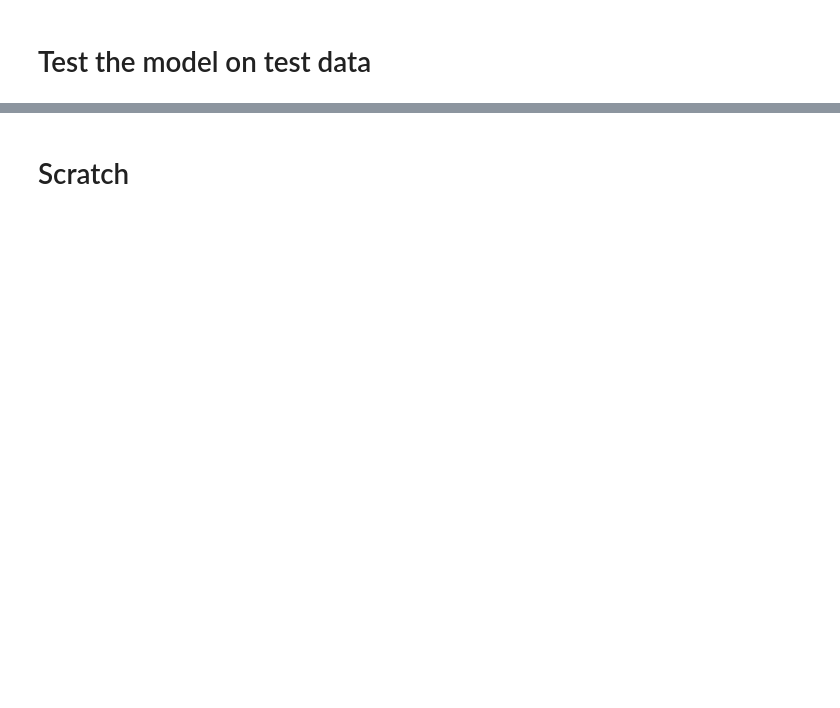
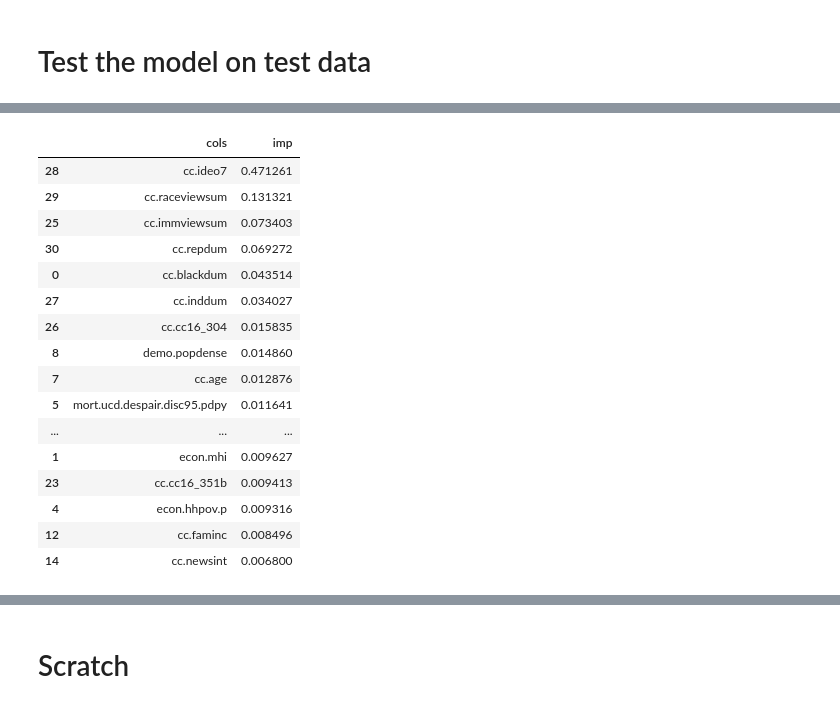
Before and after one commit to kperkins411/VoterAnalysis, a Jupyter notebook: VA_RandomForest.ipynb, the cells around one changed output, grey strips where cells are left out. Saved outputs shown, nothing was run; the diff lists cells and outputs as text; code cells hidden in the pictures; blank space fills up the shorter version.

```diff
--- a/VA_RandomForest.ipynb
+++ b/VA_RandomForest.ipynb
@@ -219,0 +192,21 @@ This model is 92% accurate with no data tweaks
+# %%
+#lets figure out whats most important (top 20 out of 32)
+fi = rf_feat_importance(m_rf, trn); fi[:20]
+# %% [output]
+|  | cols | imp |
+| 28 | cc.ideo7 | 0.471261 |
+| 29 | cc.raceviewsum | 0.131321 |
+| 25 | cc.immviewsum | 0.073403 |
+| 30 | cc.repdum | 0.069272 |
+| 0 | cc.blackdum | 0.043514 |
+| 27 | cc.inddum | 0.034027 |
+| 26 | cc.cc16_304 | 0.015835 |
+| 8 | demo.popdense | 0.014860 |
+| 7 | cc.age | 0.012876 |
+| 5 | mort.ucd.despair.disc95.pdpy | 0.011641 |
+| ... | ... | ... |
+| 1 | econ.mhi | 0.009627 |
+| 23 | cc.cc16_351b | 0.009413 |
+| 4 | econ.hhpov.p | 0.009316 |
+| 12 | cc.faminc | 0.008496 |
+| 14 | cc.newsint | 0.006800 |
```
Also changed, not shown: parts of 60 cells of this notebook.
